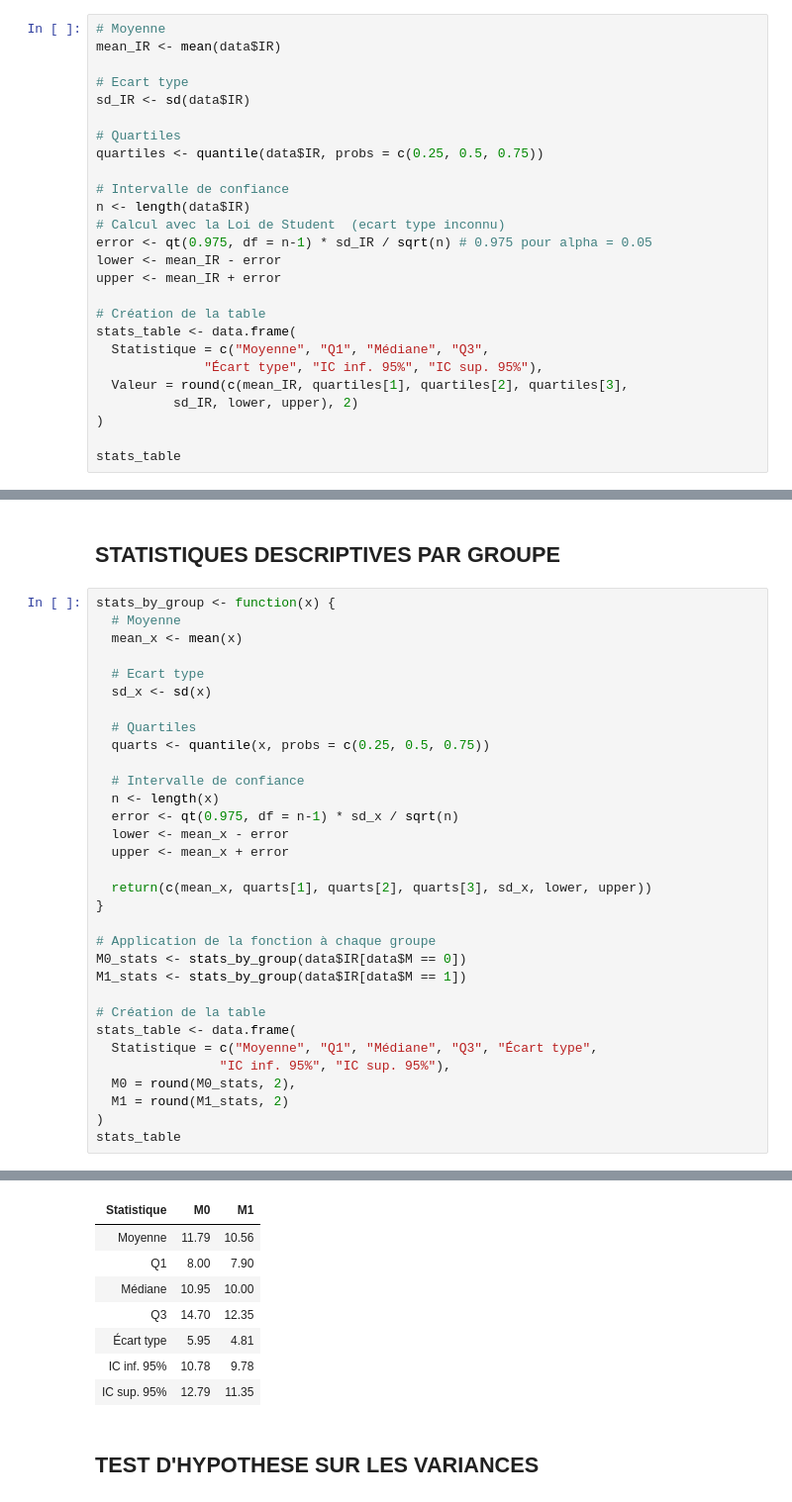
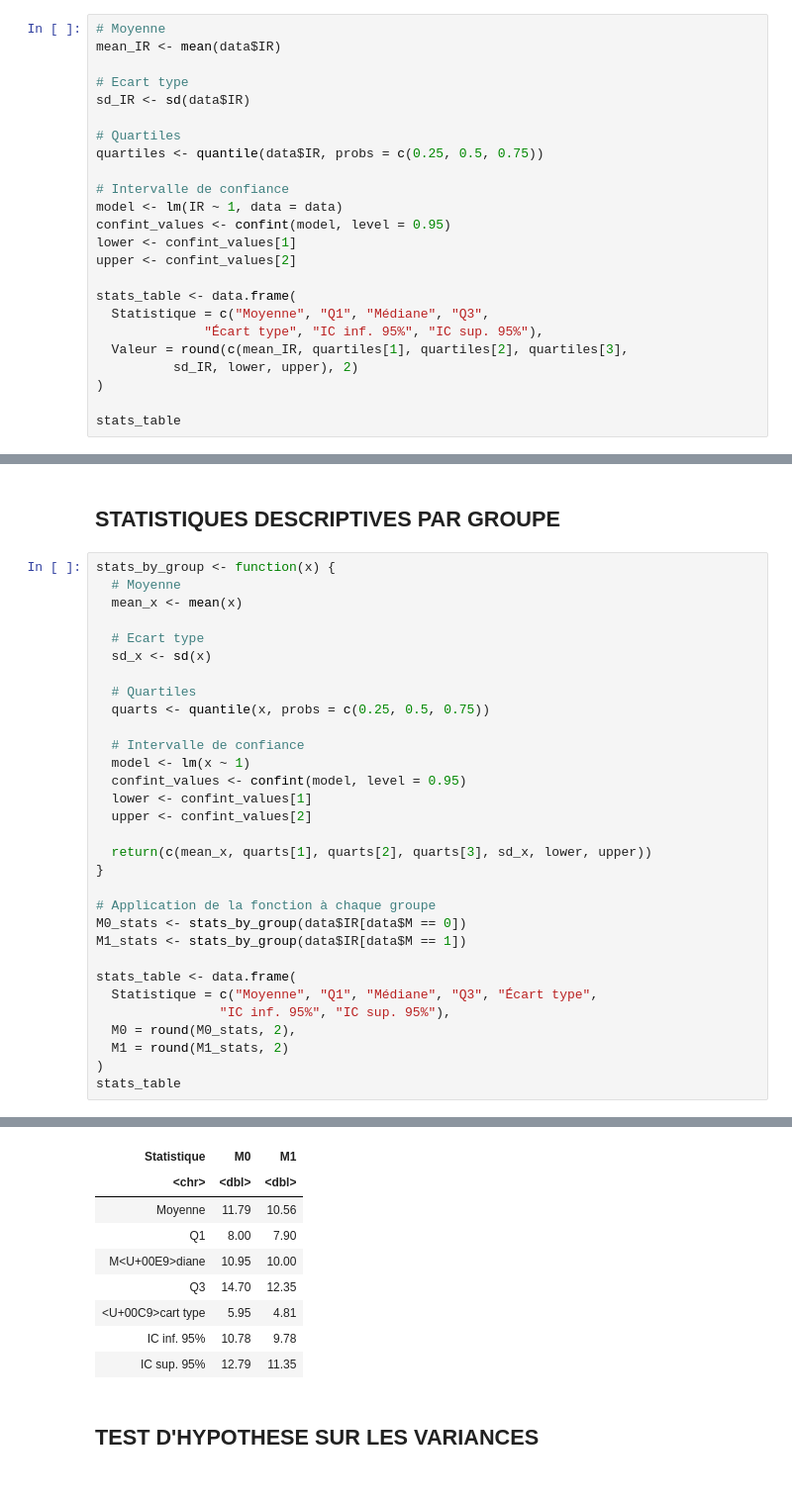
Before and after one commit to yaaks7/DEVOIR-MTH2302, a Jupyter notebook: devoir.ipynb, the cells around one changed output, grey strips where cells are left out. Shown at 99% size. Saved outputs shown, nothing was run; the diff lists cells and outputs as text.

```diff
--- a/devoir.ipynb
+++ b/devoir.ipynb
@@ -101,13 +103,11 @@ sd_IR <- sd(data$IR)
 quartiles <- quantile(data$IR, probs = c(0.25, 0.5, 0.75))
 
 # Intervalle de confiance
-n <- length(data$IR)
-# Calcul avec la Loi de Student  (ecart type inconnu)
-error <- qt(0.975, df = n-1) * sd_IR / sqrt(n) # 0.975 pour alpha = 0.05
-lower <- mean_IR - error
-upper <- mean_IR + error
+model <- lm(IR ~ 1, data = data)
+confint_values <- confint(model, level = 0.95)
+lower <- confint_values[1]
+upper <- confint_values[2]
 
-# Création de la table
 stats_table <- data.frame(
   Statistique = c("Moyenne", "Q1", "Médiane", "Q3",
               "Écart type", "IC inf. 95%", "IC sup. 95%"),
@@ -178,10 +180,10 @@ stats_by_group <- function(x) {
   quarts <- quantile(x, probs = c(0.25, 0.5, 0.75))
 
   # Intervalle de confiance
-  n <- length(x)
-  error <- qt(0.975, df = n-1) * sd_x / sqrt(n)
-  lower <- mean_x - error
-  upper <- mean_x + error
+  model <- lm(x ~ 1)
+  confint_values <- confint(model, level = 0.95)
+  lower <- confint_values[1]
+  upper <- confint_values[2]
 
   return(c(mean_x, quarts[1], quarts[2], quarts[3], sd_x, lower, upper))
 }
@@ -190,7 +192,6 @@ stats_by_group <- function(x) {
 M0_stats <- stats_by_group(data$IR[data$M == 0])
 M1_stats <- stats_by_group(data$IR[data$M == 1])
 
-# Création de la table
 stats_table <- data.frame(
   Statistique = c("Moyenne", "Q1", "Médiane", "Q3", "Écart type",
                 "IC inf. 95%", "IC sup. 95%"),
@@ -202,9 +204,10 @@ stats_table
 | Statistique | M0 | M1 |
+| <chr> | <dbl> | <dbl> |
 | Moyenne | 11.79 | 10.56 |
 | Q1 | 8.00 | 7.90 |
-| Médiane | 10.95 | 10.00 |
+| M<U+00E9>diane | 10.95 | 10.00 |
 | Q3 | 14.70 | 12.35 |
-| Écart type | 5.95 | 4.81 |
+| <U+00C9>cart type | 5.95 | 4.81 |
 | IC inf. 95% | 10.78 | 9.78 |
 | IC sup. 95% | 12.79 | 11.35 |
 # %% [markdown]
```
Also changed, not shown: parts of 35 cells of this notebook.
